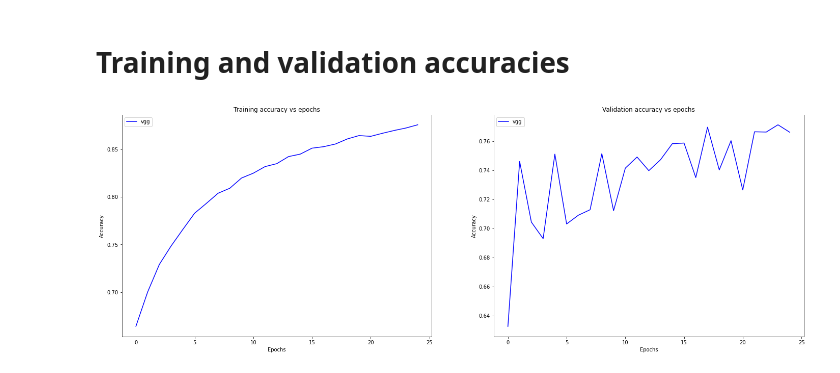
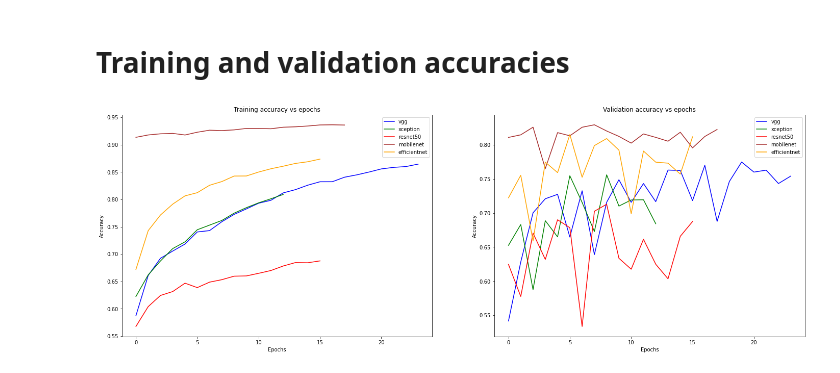
Before and after one commit to LSEDev/DeepfakeDetection, a Jupyter notebook: visualisations/plot_training_accuracies.ipynb, the cells around one changed output. Drawn from its saved outputs; the diff is of its cells as text; code cells hidden in the pictures.

```diff
--- a/visualisations/plot_training_accuracies.ipynb
+++ b/visualisations/plot_training_accuracies.ipynb
@@ -13,46 +13,45 @@ def plot_accuracies(models):
 
     Input:
     models: Takes a list of models to be included in the plot.'''
 
-    all_acc = {}
+    train_acc = {}
+    val_acc = {}
+    train_loss = {}
+    val_loss = {}
+    colours = ['blue','green','red','brown','orange', 'black']
 
     # Create a dictionary of all models and their corresponding accuracies
     for each_model in models:
-        all_acc[each_model] = pickle.load(open(af_dir + 'trained_models/training_accuracies/' + each_model, "rb"))
+        train_acc[each_model] = list(pd.read_csv(af_dir + 'trained_models/training_accuracies/' + each_model + '.csv')['accuracy'])
+        val_acc[each_model] = list(pd.read_csv(af_dir + 'trained_models/training_accuracies/' + each_model + '.csv')['val_accuracy'])
 
     # to fix
     epochs=25
 
     fig, (ax1, ax2) = plt.subplots(1, 2, figsize=(24,8))
 
-    for each_model in all_acc:
-        ax1.plot(all_acc[each_model]['accuracy'],label=each_model, color='blue')
+    for i, each_model in enumerate(train_acc):
+        ax1.plot(train_acc[each_model],label=each_model, color=colours[i])
 
 
-    for each_model in all_acc:
-        ax2.plot(all_acc[each_model]['val_accuracy'],label=each_model, color='blue')
+    for i, each_model in enumerate(val_acc):
+        ax2.plot(val_acc[each_model],label=each_model, color=colours[i])
 
     ax1.set_title("Training accuracy vs epochs")
     ax1.set_xlabel('Epochs')
     ax1.set_ylabel('Accuracy')
     ax1.legend()
 
     ax2.set_title("Validation accuracy vs epochs")
     ax2.set_xlabel('Epochs')
     ax2.set_ylabel('Accuracy')
     ax2.legend()
 
 
 
-    #     ax1.set_ylim(ymin=1.25e+13)
-    #     ax1.set_ylim(ymax=3.2e+13)
-    #     ax1.xaxis.set_major_locator(plt.MaxNLocator(9))
-    #     ax1.axvline(last_train_date, color='g', linestyle='dashed', linewidth=1.5)
-    #     ax1.ticklabel_format(style='sci', axis='y', scilimits=(12,12))
-    #     plt.sca(ax1)
-    #     plt.xticks(rotation=10)
 
-#     return all_acc
-plot_accuracies(['vgg'])
+plot_accuracies(['vgg', 'xception', 'resnet50', 'mobilenet', 'efficientnet'])
+
+# Note: Mobilenet's first 30 epochs didnt save so this is the graph from 30 epochs onwards
 # %% [output]
-[figure, old version]
+[figure, new version]
```
Also changed, not shown: 1 other file.
